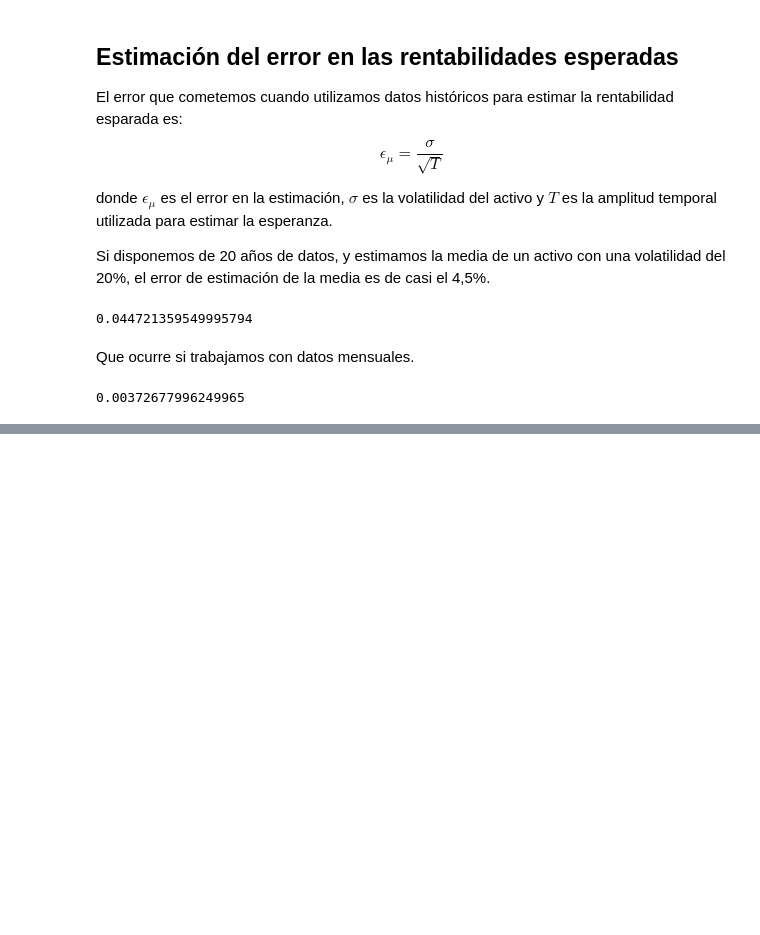
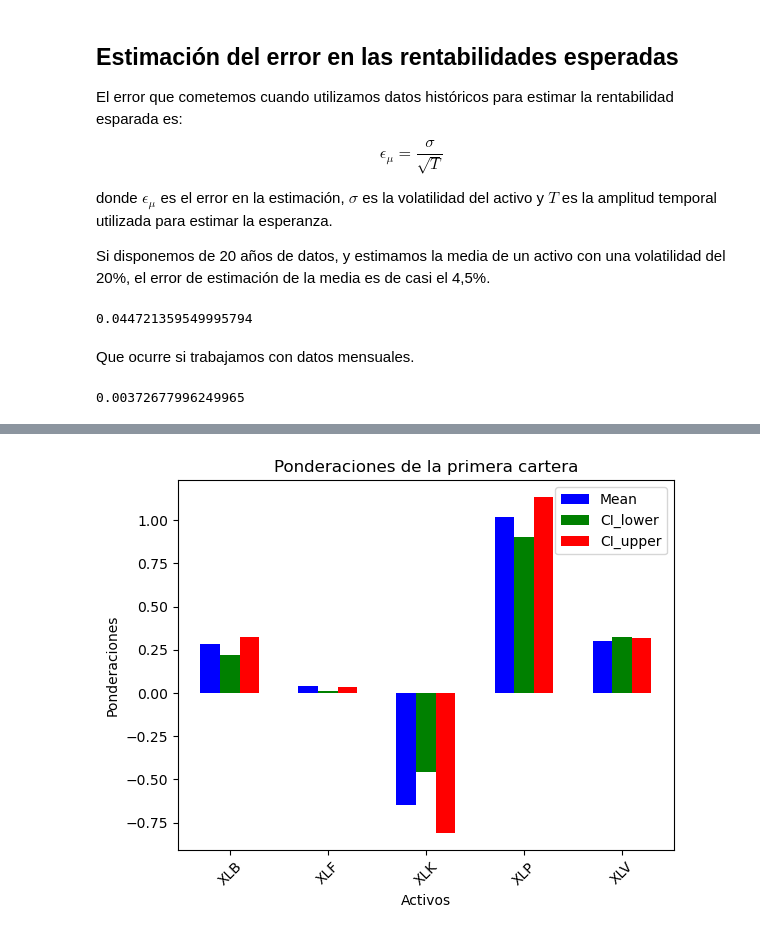
Before and after one commit to alfonso-santos/Python-aplicado-gestion-carteras, a Jupyter notebook: Tema_2/source/2.6 El reto de la matriz de varianzas covarianzas .ipynb, the cells around one changed output, grey strips where cells are left out. Saved outputs shown, nothing was run; the diff lists cells and outputs as text; code cells hidden in the pictures; blank space fills up the shorter version.

```diff
--- a/Tema_2/source/2.6 El reto de la matriz de varianzas covarianzas .ipynb
+++ b/Tema_2/source/2.6 El reto de la matriz de varianzas covarianzas .ipynb
@@ -34,0 +126,22 @@ Para alcanzar un error de estimación del 1% para este activo, necesitaríamos 4
+# %%
+first_portfolio_weights_mean=mean_weight_arr[0]
+first_portfolio_weights_cil=cil_weight_arr[0]
+first_portfolio_weights_ciu=ciu_weight_arr[0]
+stocks = stocks_list.split()
+
+# Configuración del gráfico
+bar_width = 0.2  # Ancho de las barras
+index = np.arange(len(stocks))  # Los índices de las barras
+
+plt.bar(index, first_portfolio_weights_mean,bar_width, label='Mean',color='blue')
+plt.bar(index+ bar_width, first_portfolio_weights_cil,bar_width, label='CI_lower',color='green')
+plt.bar(index+ 2*bar_width, first_portfolio_weights_ciu, bar_width, label='CI_upper',color='red')
+plt.xlabel('Activos')
+plt.ylabel('Ponderaciones')
+plt.title('Ponderaciones de la primera cartera')
+plt.xticks(rotation=45)  # Rota las etiquetas para mejor legibilidad si son muchas o largas
+plt.xticks(index + bar_width, stocks)
+plt.legend()
+plt.show()
+# %% [output]
+[figure, added]
```
Also changed, not shown: parts of 16 cells of this notebook.
